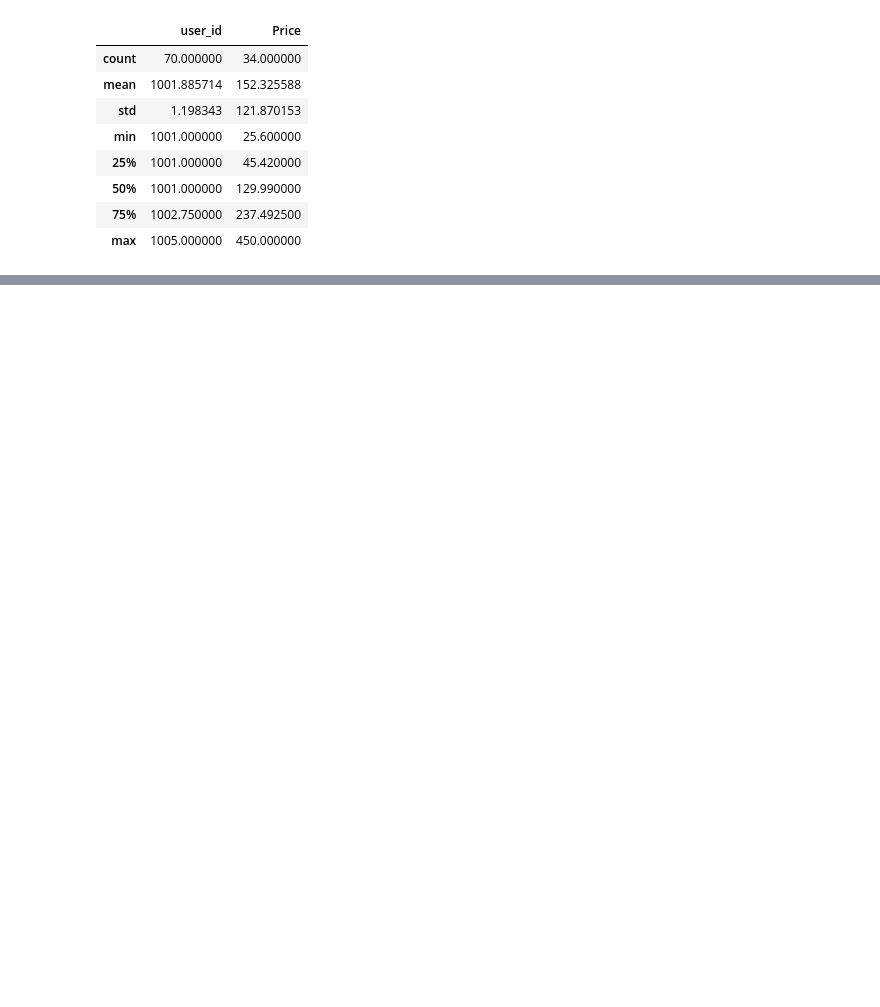
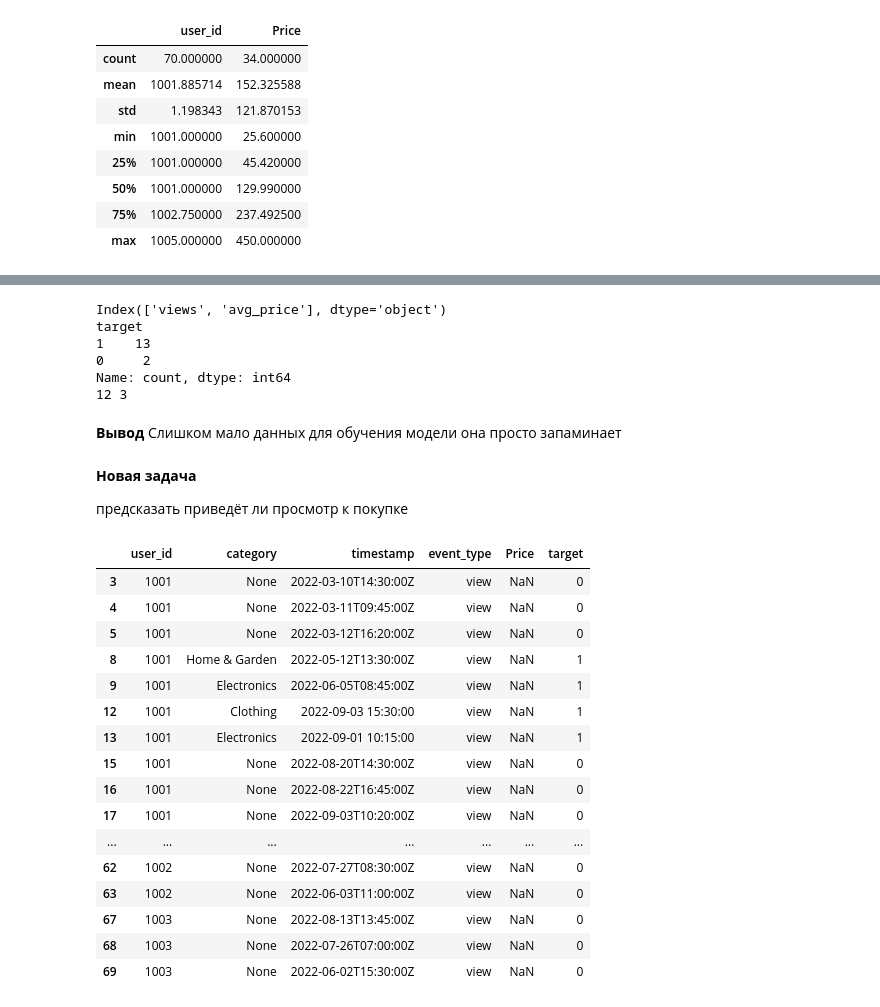
Before and after one commit to Kingvayn/e-commerce_behavior_analisis, a Jupyter notebook: users_analisis_1.ipynb, the cells around one changed output, grey strips where cells are left out. Cells and saved outputs as stored; diff of their text form; code cells hidden in the pictures; blank space fills up the shorter version.

```diff
--- a/users_analisis_1.ipynb
+++ b/users_analisis_1.ipynb
@@ -283,0 +306,6 @@ df_events[df_events["event_type"] == "purchase"]
+# %%
+features = ["views", "avg_price"]
+x = agg[features]
+y = agg["target"]
+x["avg_price"] = x["avg_price"].fillna(0)
+x
@@ -283,0 +411,42 @@ df_events[df_events["event_type"] == "purchase"]
+# %%
+print(x.columns)
+print(y.value_counts())
+print(len(x_train), len(x_test))
+# %% [output]
+Index(['views', 'avg_price'], dtype='object')
+target
+1    13
+0     2
+Name: count, dtype: int64
+12 3
+# %% [markdown]
+**Вывод**
+Слишком мало данных для обучения модели она просто запаминает
+# %% [markdown]
+**Новая задача**
+
+предсказать приведёт ли просмотр к покупке
+# %%
+views = df_events[df_events["event_type"] == "view"].copy()
+purchases = df_events[df_events["event_type"] == "purchase"].copy()
+purchases_pairs = set(zip(purchases["user_id"], purchases["category"]))
+views["target"] = views.apply(lambda x: (x["user_id"], x["category"]) in purchases_pairs, axis = 1).astype(int)
+views
+# %% [output]
+|  | user_id | category | timestamp | event_type | Price | target |
+| 3 | 1001 | None | 2022-03-10T14:30:00Z | view | NaN | 0 |
+| 4 | 1001 | None | 2022-03-11T09:45:00Z | view | NaN | 0 |
+| 5 | 1001 | None | 2022-03-12T16:20:00Z | view | NaN | 0 |
+| 8 | 1001 | Home & Garden | 2022-05-12T13:30:00Z | view | NaN | 1 |
+| 9 | 1001 | Electronics | 2022-06-05T08:45:00Z | view | NaN | 1 |
+| 12 | 1001 | Clothing | 2022-09-03 15:30:00 | view | NaN | 1 |
+| 13 | 1001 | Electronics | 2022-09-01 10:15:00 | view | NaN | 1 |
+| 15 | 1001 | None | 2022-08-20T14:30:00Z | view | NaN | 0 |
+| 16 | 1001 | None | 2022-08-22T16:45:00Z | view | NaN | 0 |
+| 17 | 1001 | None | 2022-09-03T10:20:00Z | view | NaN | 0 |
+| ... | ... | ... | ... | ... | ... | ... |
+| 62 | 1002 | None | 2022-07-27T08:30:00Z | view | NaN | 0 |
+| 63 | 1002 | None | 2022-06-03T11:00:00Z | view | NaN | 0 |
+| 67 | 1003 | None | 2022-08-13T13:45:00Z | view | NaN | 0 |
+| 68 | 1003 | None | 2022-07-26T07:00:00Z | view | NaN | 0 |
+| 69 | 1003 | None | 2022-06-02T15:30:00Z | view | NaN | 0 |
```
Also changed, not shown: parts of 34 cells of this notebook.
